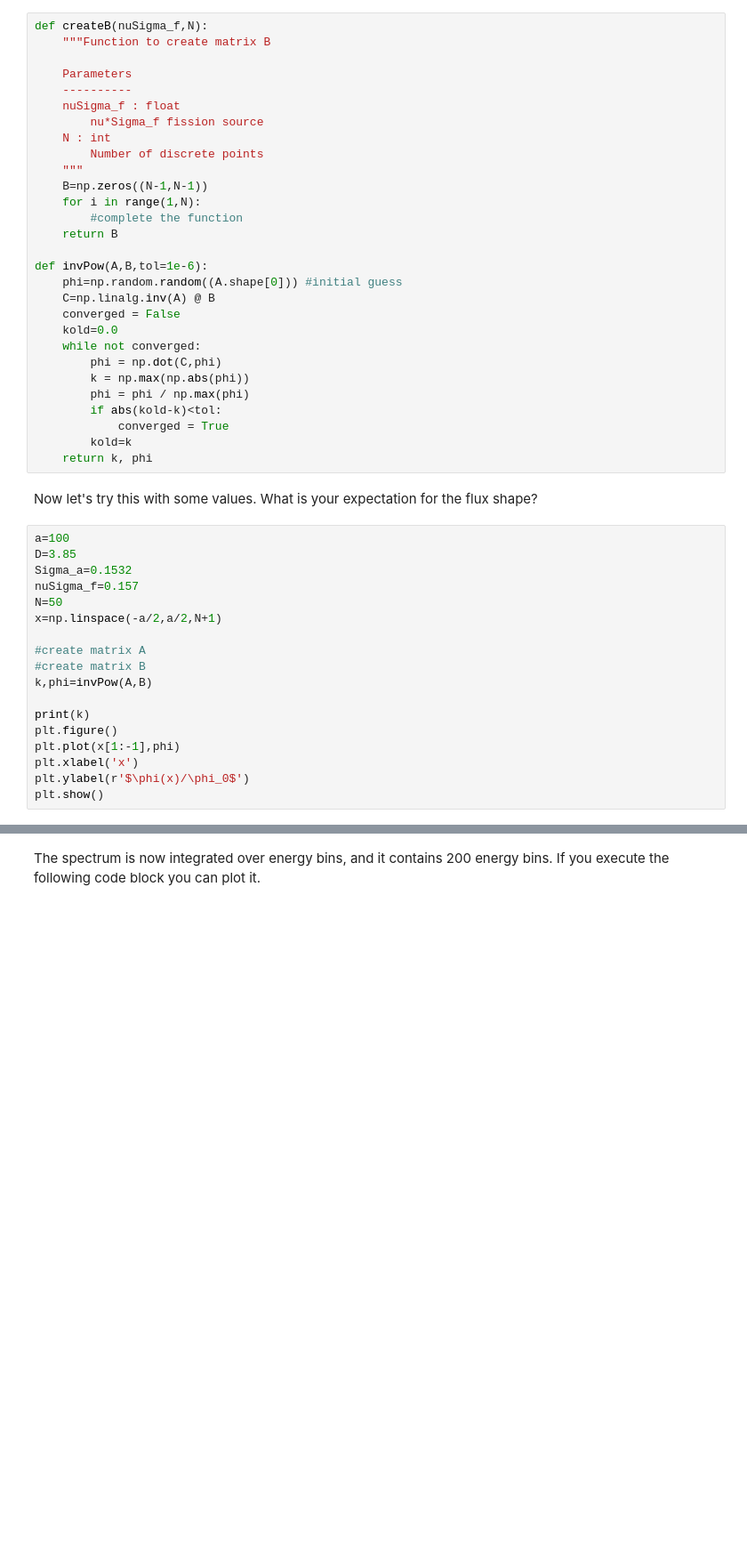
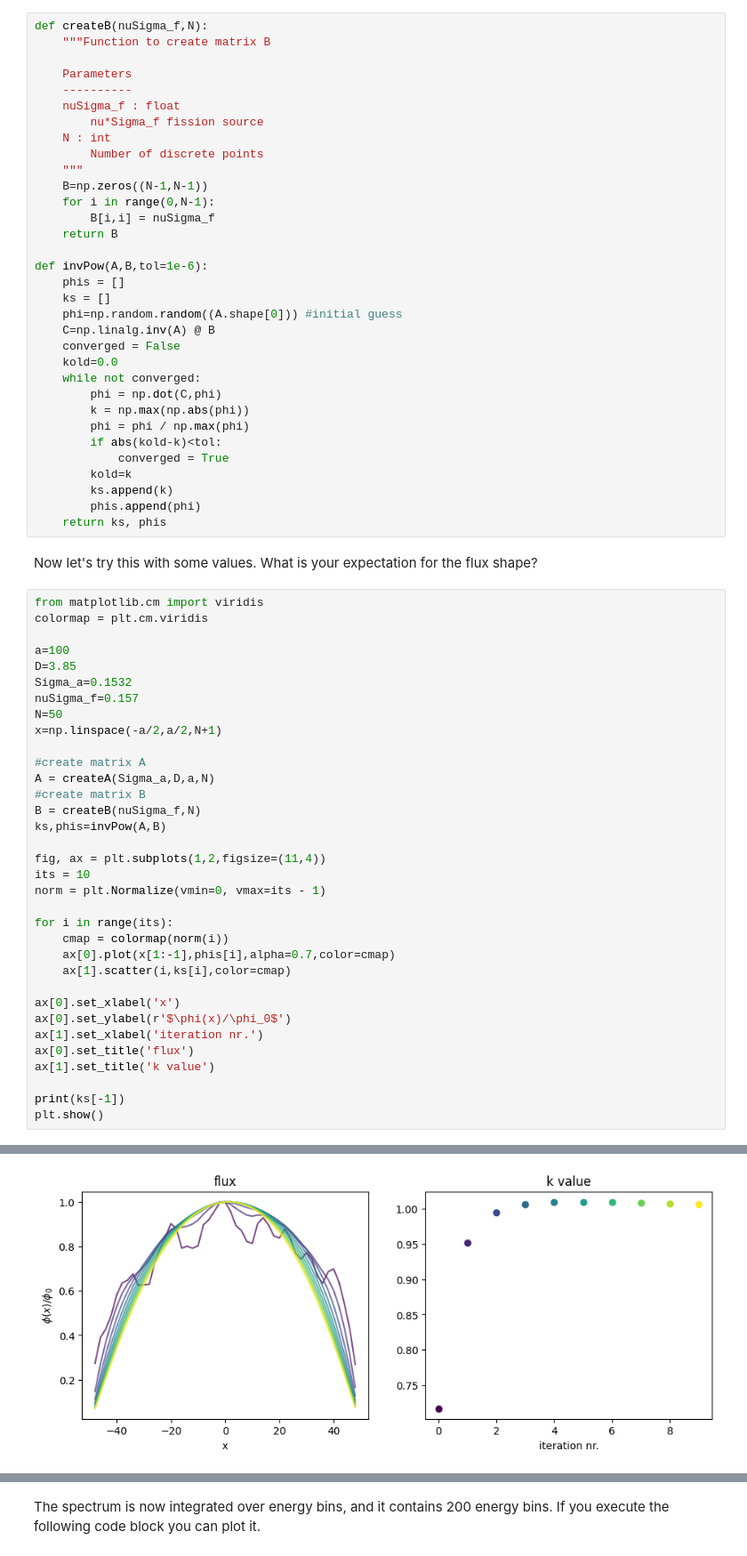
Before and after one commit to jenshoej/ReactorPhysics, a Jupyter notebook: Datalabs/Datalab07/7-NumericalDiffusion.ipynb, the cells around one changed output, grey strips where cells are left out. Shown: that part at 89% size. Drawn from its saved outputs; the diff is of its cells as text; blank space fills up the shorter version.

```diff
--- a/Datalabs/Datalab07/7-NumericalDiffusion.ipynb
+++ b/Datalabs/Datalab07/7-NumericalDiffusion.ipynb
@@ -276,11 +279,13 @@ def createB(nuSigma_f,N):
         Number of discrete points
     """
     B=np.zeros((N-1,N-1))
-    for i in range(1,N):
-        #complete the function
+    for i in range(0,N-1):
+        B[i,i] = nuSigma_f
     return B
 
 def invPow(A,B,tol=1e-6):
+    phis = []
+    ks = []
     phi=np.random.random((A.shape[0])) #initial guess
     C=np.linalg.inv(A) @ B
     converged = False
@@ -292,10 +297,15 @@ def invPow(A,B,tol=1e-6):
         if abs(kold-k)<tol:
             converged = True
         kold=k
-    return k, phi
+        ks.append(k)
+        phis.append(phi)
+    return ks, phis
 # %% [markdown]
 Now let's try this with some values. What is your expectation for the flux shape?
 # %%
+from matplotlib.cm import viridis
+colormap = plt.cm.viridis
+
 a=100
 D=3.85
 Sigma_a=0.1532
@@ -304,12 +314,26 @@ N=50
 x=np.linspace(-a/2,a/2,N+1)
 
 #create matrix A
+A = createA(Sigma_a,D,a,N)
 #create matrix B
-k,phi=invPow(A,B)
+B = createB(nuSigma_f,N)
+ks,phis=invPow(A,B)
 
-print(k)
-plt.figure()
-plt.plot(x[1:-1],phi)
-plt.xlabel('x')
-plt.ylabel(r'$\phi(x)/\phi_0$')
+fig, ax = plt.subplots(1,2,figsize=(11,4))
+its = 10
+norm = plt.Normalize(vmin=0, vmax=its - 1)
+
+for i in range(its):
+    cmap = colormap(norm(i))
+    ax[0].plot(x[1:-1],phis[i],alpha=0.7,color=cmap)
+    ax[1].scatter(i,ks[i],color=cmap)
+
+ax[0].set_xlabel('x')
+ax[0].set_ylabel(r'$\phi(x)/\phi_0$')
+ax[1].set_xlabel('iteration nr.')
+ax[0].set_title('flux')
+ax[1].set_title('k value')
+
+print(ks[-1])
 plt.show()
+# %% [output]
@@ -316,3 +341,4 @@ plt.show()
+[figure, added]
 # %% [markdown]
 Note that with little work you can modify the `invPow()` to see how the flux shape converges during the iteration. If you are interested, feel free to add that.
 
```
Also changed, not shown: parts of 13 cells of this notebook.
